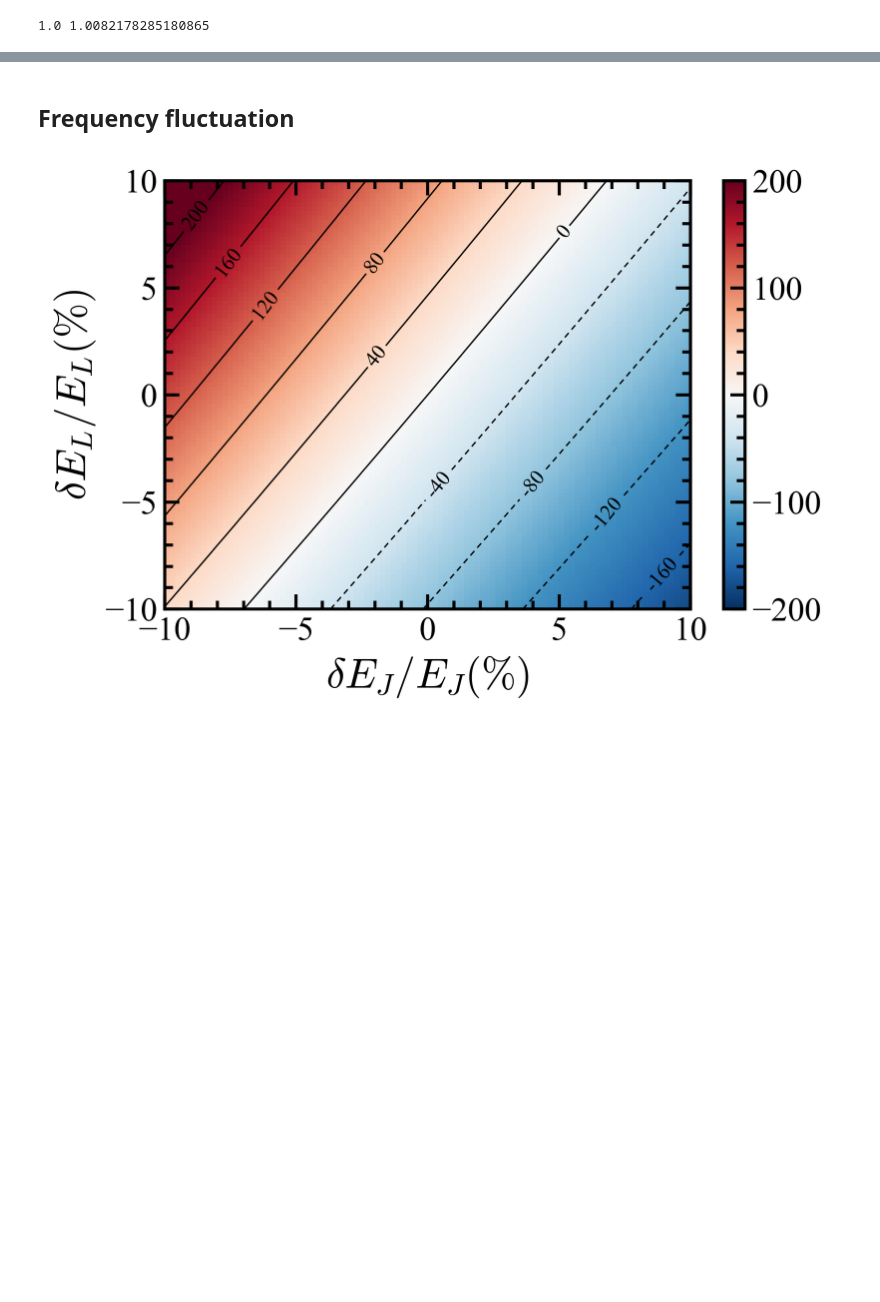
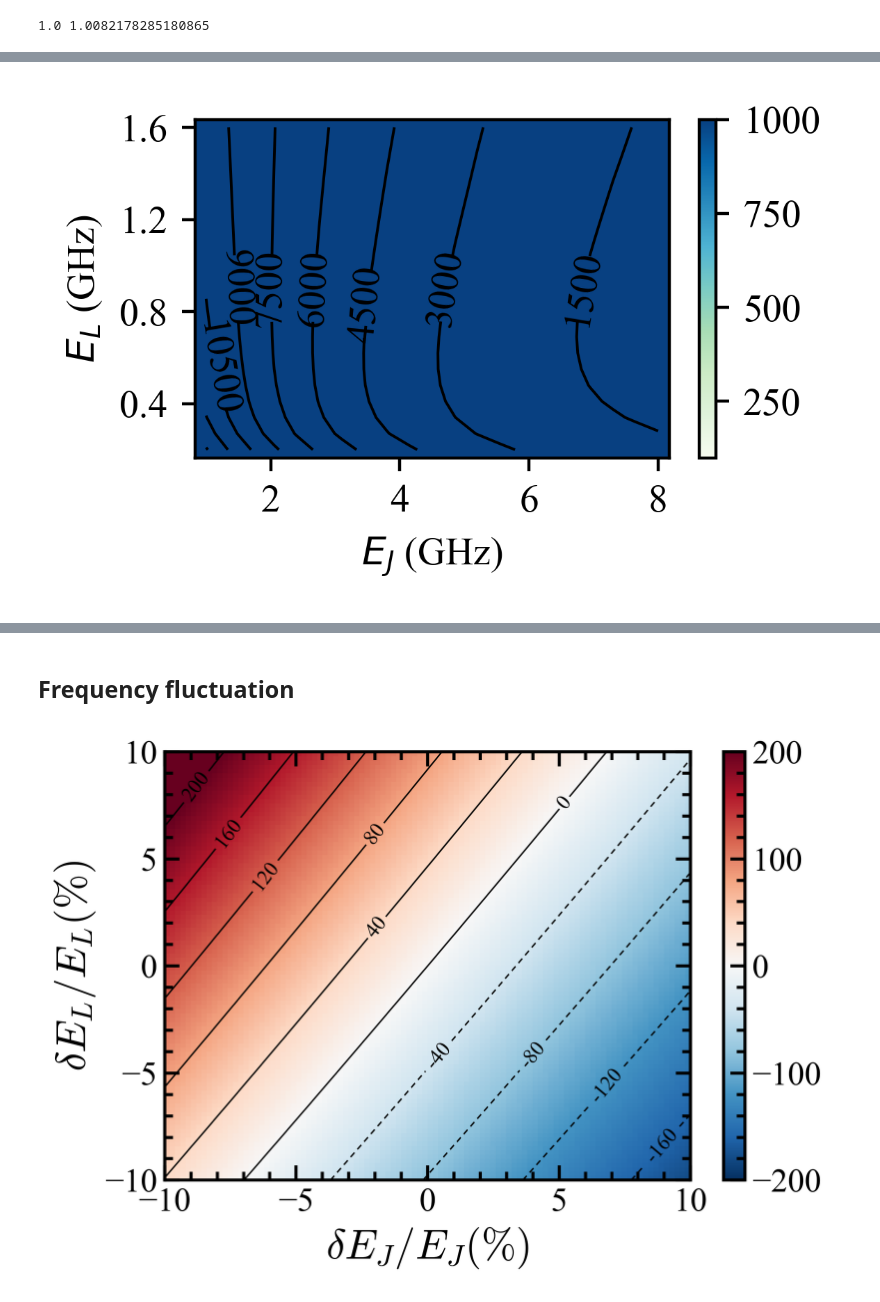
Before and after one commit to vincentliu66/Fluxonium_berkeley, a Jupyter notebook: Notebooks_Liu/0a.Fluxonium parameter sweep.ipynb, the cells around one changed output, grey strips where cells are left out. Cells and saved outputs as stored; diff of their text form; code cells hidden in the pictures; blank space fills up the shorter version.

```diff
--- a/Notebooks_Liu/0a.Fluxonium parameter sweep.ipynb
+++ b/Notebooks_Liu/0a.Fluxonium parameter sweep.ipynb
@@ -161 +156,17 @@ plt.tight_layout()
+# %%
+# gamma_qp my updated code
+plt.figure(figsize=[3,2])
+plt.ylabel(r'$E_L$ (GHz)')
+plt.xlabel(r'$E_J$ (GHz)')
+X,Y = np.meshgrid(E_J_array, E_L_array)
+Z = abs(gamma[:,:,2]).transpose()
+plt.pcolormesh(X,Y,(Z**-1)*1e6, cmap = 'GnBu', vmin = 1e2, vmax = 1e3)
+cbar=plt.colorbar()
+contours = plt.contour(X,Y,(Z**-1)*1e6,10, colors = 'black', vmin = 1e2, vmax = 1e3,linewidths = 0.7, alpha = 1)
+plt.clabel(contours, inline=True, fontsize=10, fmt='%1.0f')
+plt.yticks([0.4, 0.8, 1.2, 1.6])
+plt.xticks([2,4,6,8])
+plt.tight_layout()
+# %% [output]
+[figure, added]
 # %%
```
Also changed, not shown: parts of 12 cells of this notebook, 4 other files.
